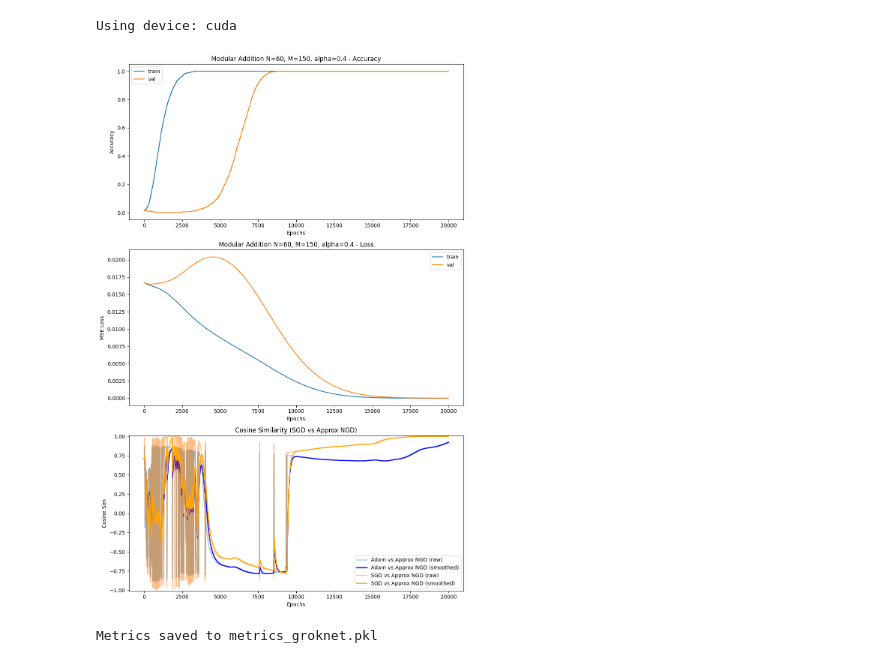
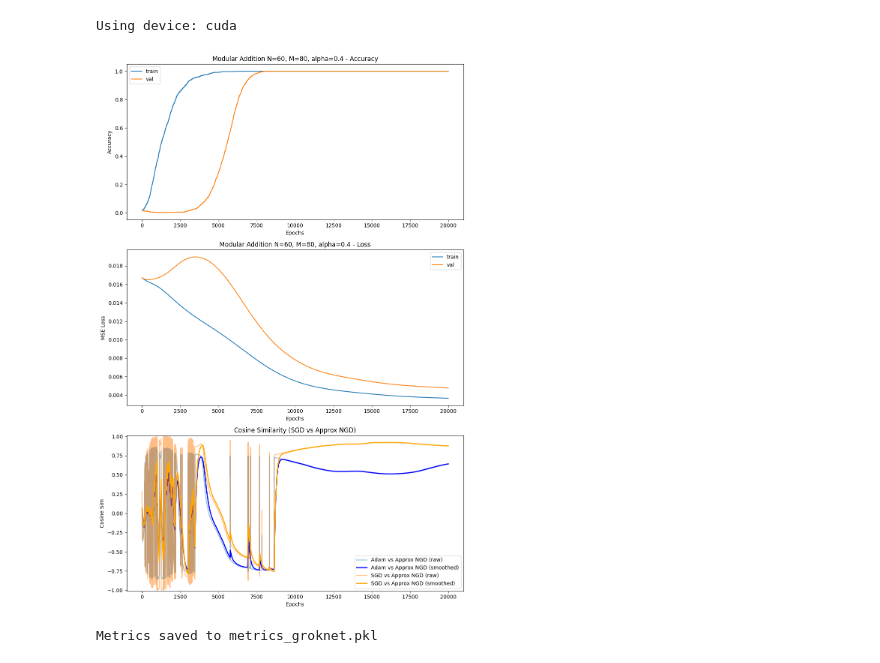
Before and after one commit to B-Tulgat/grokking-NGD, a Jupyter notebook: grok2NGD.ipynb, the cells around one changed output. Cells and saved outputs as stored; diff of their text form; code cells hidden in the pictures.

```diff
--- a/grok2NGD.ipynb
+++ b/grok2NGD.ipynb
@@ -150,6 +150,8 @@ def run_training(N=40, M=120, alpha=0.4, budget=20000, batch_size=256, lr=1e-3,
     train_inputs_one_hot, train_targets_one_hot = one_hot_encode_grok(train_set_raw, N)
     test_inputs_one_hot, test_targets_one_hot = one_hot_encode_grok(test_set_raw, N)
     model = GrokNet(N=N, M=M).to(device)
+    from backpack import extend
+    model = extend(model)
     train_inputs_one_hot = train_inputs_one_hot.to(device)
     train_targets_one_hot = train_targets_one_hot.to(device)
     test_inputs_one_hot = test_inputs_one_hot.to(device)
@@ -257,6 +265,6 @@ Metrics saved to metrics_groknet.pkl
 # %%
-run_training(N=60, M=150, alpha=0.4, budget=20000, batch_size=512, lr=1e-3)
+run_training(N=60, M=80, alpha=0.4, budget=20000, batch_size=512, lr=1e-3, seed = 1111)
 # %% [output]
 Using device: cuda
-[figure, old version]
+[figure, new version]
 Metrics saved to metrics_groknet.pkl
```
Also changed, not shown: parts of 6 cells of this notebook.
